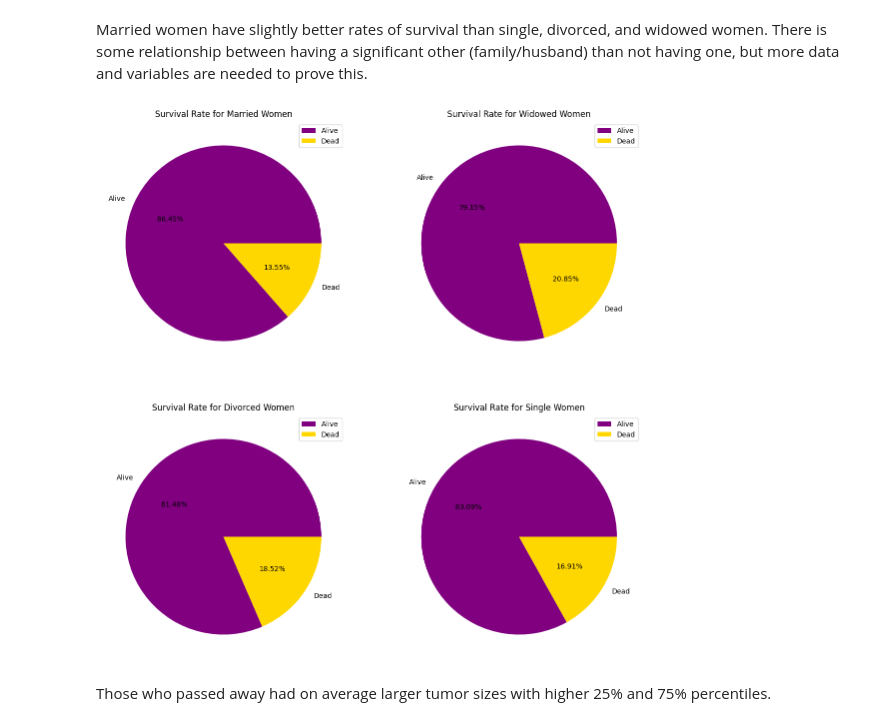
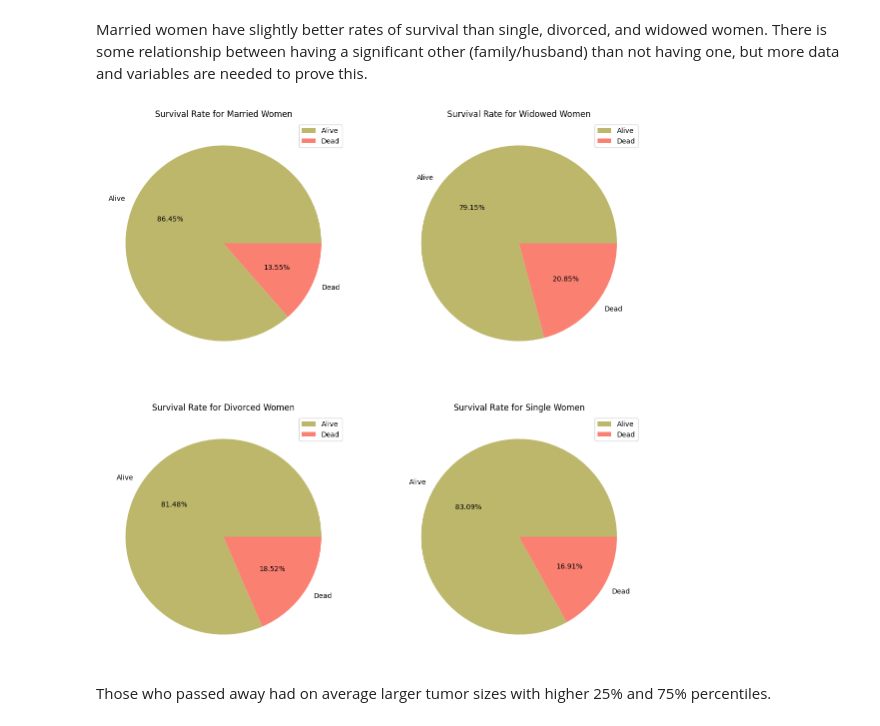
Before and after one commit to Chris-Vuong/breast-cancer, a Jupyter notebook: breast-cancer-analysis.ipynb, the cells around one changed output. Cells and saved outputs as stored; diff of their text form; code cells hidden in the pictures.

Commit message:
Updated color palette of plots

```diff
--- a/breast-cancer-analysis.ipynb
+++ b/breast-cancer-analysis.ipynb
@@ -9,7 +9,7 @@ import seaborn as sns
 import janitor
 # %%
 # load breast cancer data
-df = (pd.read_csv('.\\Breast_Cancer.csv' index_col=[0])
+df = (pd.read_csv("./Breast_Cancer.csv")
         .clean_names()
         .dropna())
 # %% [markdown]
@@ -182,38 +183,38 @@ fpie, axes = plt.subplots(2, 2, figsize=(14,14))
 df_married.plot.pie(
     y = "marital_status",
     autopct = "%.2f%%",
     ax = axes[0, 0],
-    colors = ['purple', 'gold'],
+    colors=['darkkhaki', 'salmon'],
     ylabel = '',
     title = 'Survival Rate for Married Women')
 
 df_divorced.plot.pie(
     y = "marital_status",
     autopct = "%.2f%%",
     ax = axes[1,0],
-    colors = ['purple', 'gold'],
+    colors=['darkkhaki', 'salmon'],
     ylabel = '',
     title = 'Survival Rate for Divorced Women')
 
 df_widow.plot.pie(
     y = "marital_status",
     autopct = "%.2f%%",
     ax = axes[0, 1],
-    colors = ['purple', 'gold'],
+    colors = ['darkkhaki', 'salmon'],
     ylabel = '',
     title = 'Survival Rate for Widowed Women')
 
 df_single.plot.pie(
     y = "marital_status",
     autopct = "%.2f%%",
     ax = axes[1, 1],
-    colors = ['purple', 'gold'],
+    colors = ['darkkhaki', 'salmon'],
     ylabel = '',
     title = 'Survival Rate for Single Women')
 
 plt.show()
 # %% [output]
-[figure, old version]
+[figure, new version]
 # %% [markdown]
 Those who passed away had on average larger tumor sizes with higher 25% and 75% percentiles.
 # %%
```
Also changed, not shown: parts of 7 cells of this notebook.
